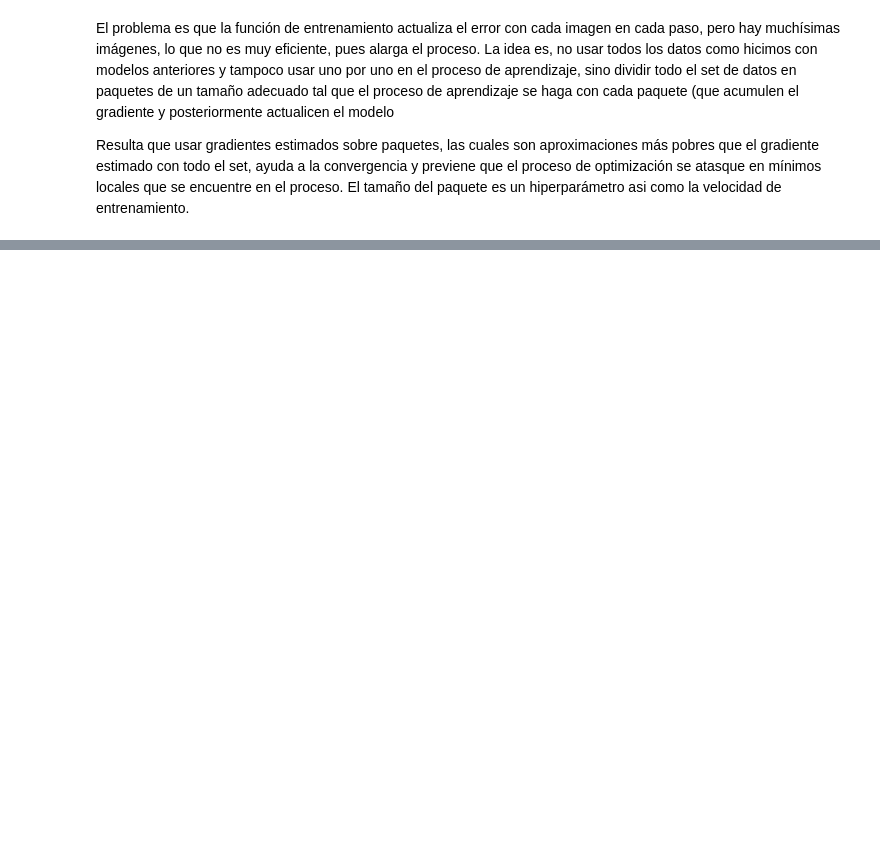
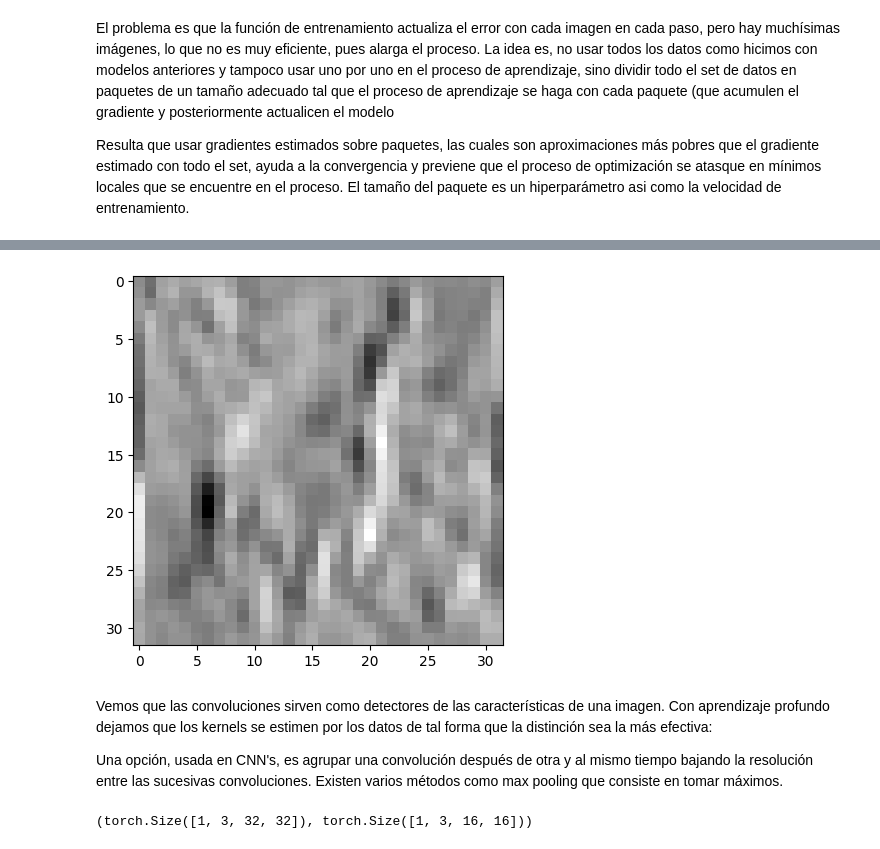
Before and after one commit to azael316/Deep_learning, a Jupyter notebook: Reconocimiento de imágenes.ipynb, the cells around one changed output, grey strips where cells are left out. Drawn from its saved outputs; the diff is of its cells as text; code cells hidden in the pictures; blank space fills up the shorter version.

```diff
--- a/Reconocimiento de imágenes.ipynb
+++ b/Reconocimiento de imágenes.ipynb
@@ -546,0 +680,26 @@ Epoch: 100, Loss: 0.010212
+# %%
+#Este es un kernel que detecta bordes verticales
+conv = nn.Conv2d(3, 1, kernel_size=3, padding=1)
+with torch.no_grad():
+    conv.weight[:] = torch.tensor([[-1.0, 0.0, 1.0],
+                                   [-1.0, 0.0, 1.0],
+                                   [-1.0, 0.0, 1.0]])
+    conv.bias.zero_()
+
+output = conv(img.unsqueeze(0))
+plt.imshow(output[0, 0].detach(), cmap='gray')
+plt.show()
+# %% [output]
+[figure, added]
+# %% [markdown]
+Vemos que las convoluciones sirven como detectores de las características de una imagen. Con aprendizaje profundo dejamos que los kernels se estimen por los datos de tal forma que la distinción sea la más efectiva:
+
+
+Una opción, usada en CNN's, es agrupar una convolución después de otra y al mismo tiempo bajando la resolución entre las sucesivas convoluciones. Existen varios métodos como max pooling que consiste en tomar máximos.
+# %%
+#Nuevamene usamos torch nn
+pool = nn.MaxPool2d(2)            #El 2 sirve para saber en cuanto dividir cada lado de la imagen
+output = pool(img.unsqueeze(0))
+img.unsqueeze(0).shape, output.shape
+# %% [output]
+(torch.Size([1, 3, 32, 32]), torch.Size([1, 3, 16, 16]))
```
Also changed, not shown: parts of 38 cells of this notebook, 5 other files.
